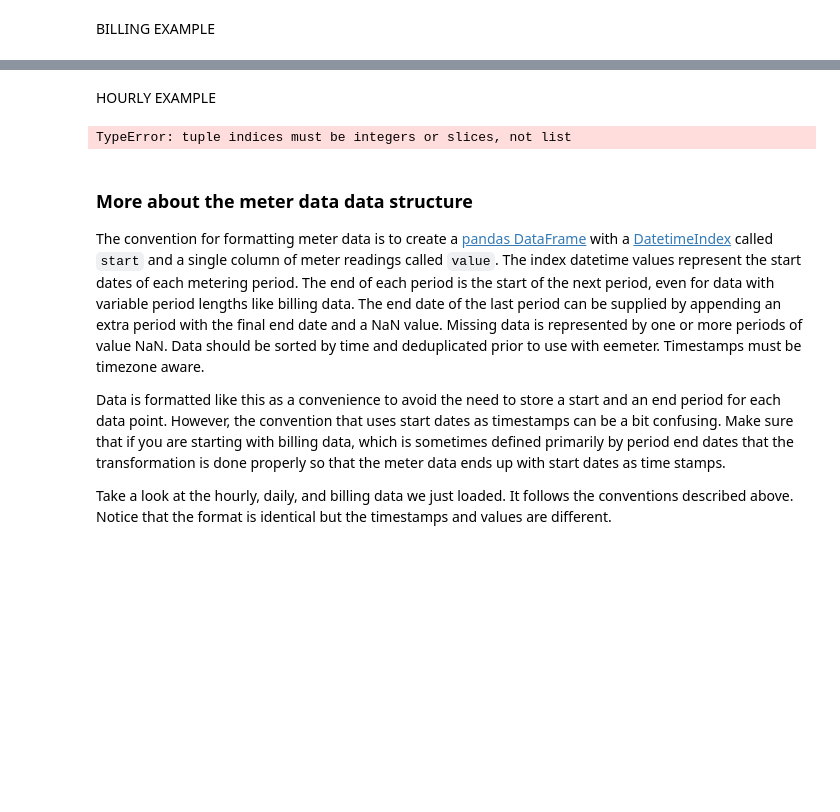
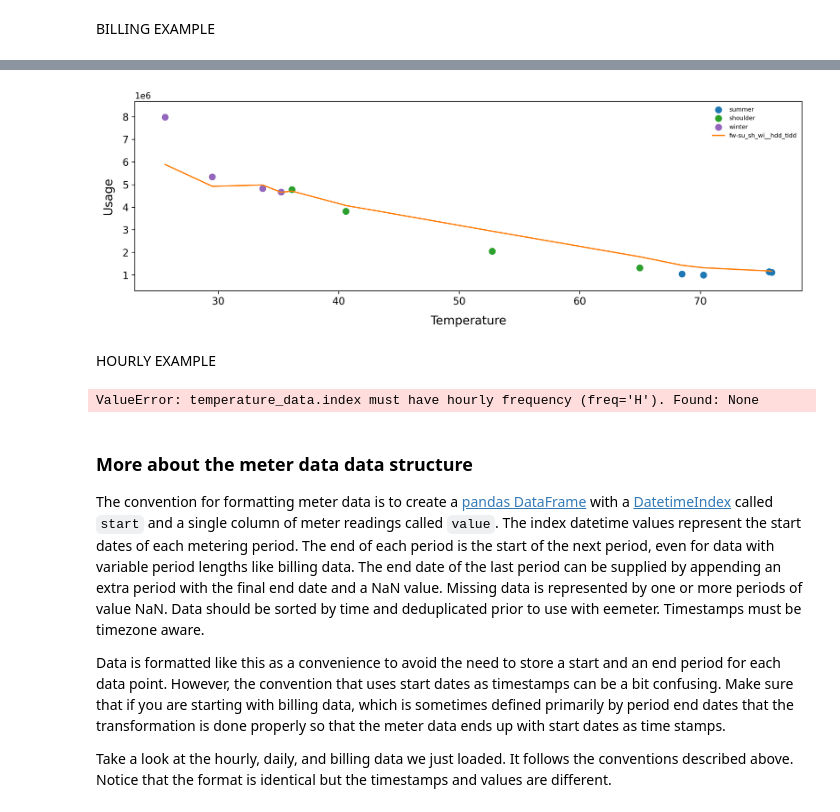
Before and after one commit to openeemeter/eemeter, a Jupyter notebook: scripts/daily_model_tutorial.ipynb, the cells around one changed output, grey strips where cells are left out. Drawn from its saved outputs; the diff is of its cells as text; code cells hidden in the pictures; blank space fills up the shorter version.

```diff
--- a/scripts/daily_model_tutorial.ipynb
+++ b/scripts/daily_model_tutorial.ipynb
@@ -176,12 +188,6 @@ DataSufficiencyError: Can't fit model on disqualified baseline data
+# %%
+billing_model.plot(billing_baseline_data, aggregation="monthly")
+# %% [output]
+[figure, added]
 # %% [markdown]
 HOURLY EXAMPLE
-# %%
-df = em.load_test_data("hourly_treatment_data")
-
-df_baseline = df[["temperature", "observed_baseline"]]
-df_baseline = df_baseline.rename(columns={"observed_baseline": "observed"})
-
-df_reporting = df[["temperature", "observed_reporting"]]
-df_reporting = df_reporting.rename(columns={"observed_reporting": "observed"})
-# %% [output]
-TypeError: tuple indices must be integers or slices, not list
@@ -190,8 +198,12 @@ n = 3
 
 id = df_baseline.index.get_level_values(0).unique()[n]
 
-df_baseline_n = df_baseline.loc[id].copy()
-df_baseline_n.index = df_baseline_n.index.tz_localize('UTC').tz_convert('America/Chicago')
+df_baseline_n = df_baseline.loc[id]
+df_reporting_n = df_reporting.loc[id]
 
-df_reporting_n = df_reporting.loc[id].copy()
-df_reporting_n.index = df_reporting_n.index.tz_localize('UTC').tz_convert('America/Chicago')
+hourly_baseline_data = em.HourlyBaselineData(df_baseline_n, is_electricity_data=True)
+hourly_reporting_data = em.HourlyReportingData(df_reporting_n, is_electricity_data=True)
+
+hourly_model = em.HourlyModel().fit(hourly_baseline_data)
+# %% [output]
+ValueError: temperature_data.index must have hourly frequency (freq='H'). Found: None
```
Also changed, not shown: parts of 6 cells of this notebook.
